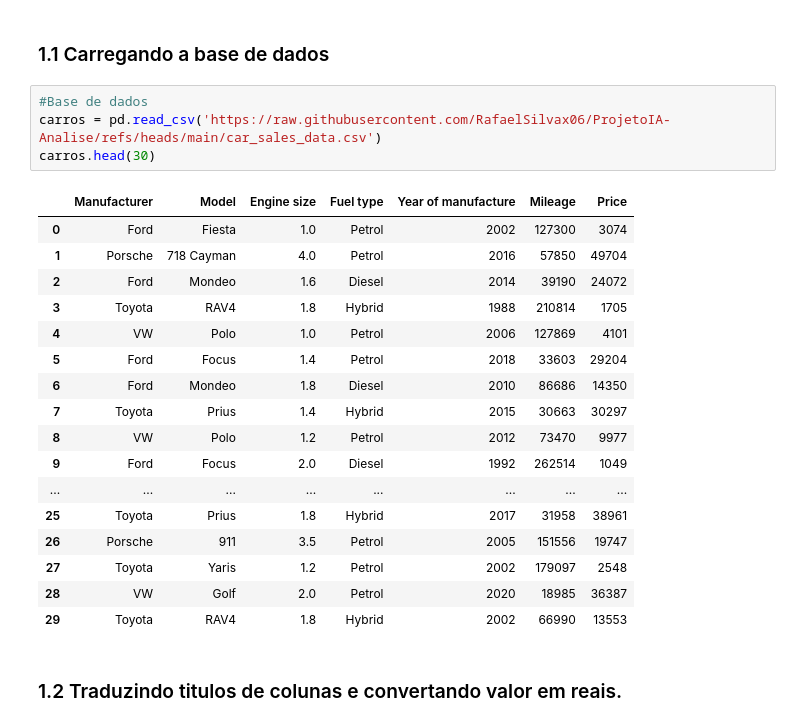
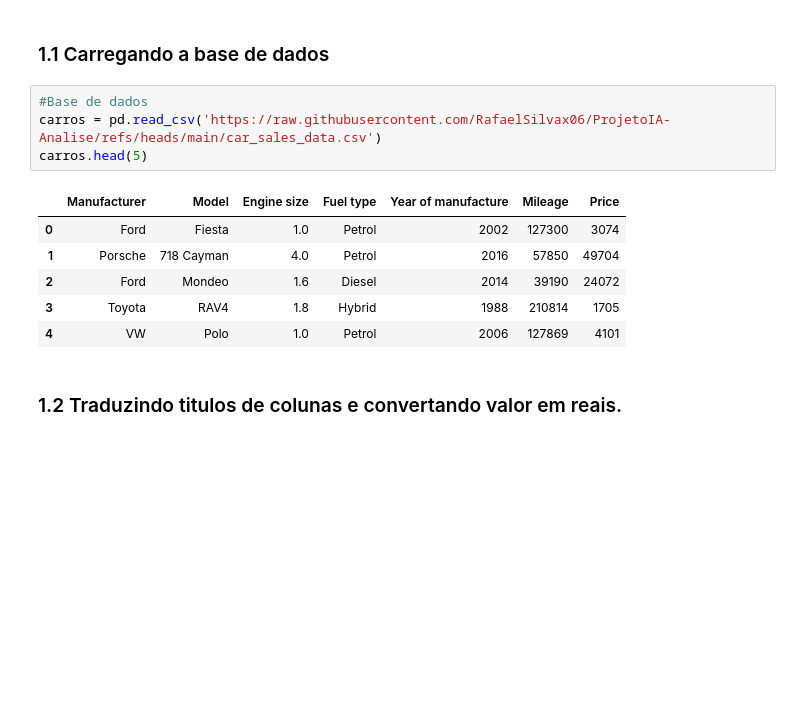
Before and after one commit to RafaelSilvax06/ProjetoIA_Carros, a Jupyter notebook: notebooks/1.Analise_exploratoria.ipynb, the cells around one changed output. Saved outputs shown, nothing was run; the diff lists cells and outputs as text; blank space fills up the shorter version.

```diff
--- a/notebooks/1.Analise_exploratoria.ipynb
+++ b/notebooks/1.Analise_exploratoria.ipynb
@@ -15,25 +13,14 @@ Matplotlib is building the font cache; this may take a moment.
 # %%
 #Base de dados
 carros = pd.read_csv('https://raw.githubusercontent.com/RafaelSilvax06/ProjetoIA-Analise/refs/heads/main/car_sales_data.csv')
-carros.head(30)
+carros.head(5)
 # %% [output]
 |  | Manufacturer | Model | Engine size | Fuel type | Year of manufacture | Mileage | Price |
 | 0 | Ford | Fiesta | 1.0 | Petrol | 2002 | 127300 | 3074 |
 | 1 | Porsche | 718 Cayman | 4.0 | Petrol | 2016 | 57850 | 49704 |
 | 2 | Ford | Mondeo | 1.6 | Diesel | 2014 | 39190 | 24072 |
 | 3 | Toyota | RAV4 | 1.8 | Hybrid | 1988 | 210814 | 1705 |
 | 4 | VW | Polo | 1.0 | Petrol | 2006 | 127869 | 4101 |
-| 5 | Ford | Focus | 1.4 | Petrol | 2018 | 33603 | 29204 |
-| 6 | Ford | Mondeo | 1.8 | Diesel | 2010 | 86686 | 14350 |
-| 7 | Toyota | Prius | 1.4 | Hybrid | 2015 | 30663 | 30297 |
-| 8 | VW | Polo | 1.2 | Petrol | 2012 | 73470 | 9977 |
-| 9 | Ford | Focus | 2.0 | Diesel | 1992 | 262514 | 1049 |
-| ... | ... | ... | ... | ... | ... | ... | ... |
-| 25 | Toyota | Prius | 1.8 | Hybrid | 2017 | 31958 | 38961 |
-| 26 | Porsche | 911 | 3.5 | Petrol | 2005 | 151556 | 19747 |
-| 27 | Toyota | Yaris | 1.2 | Petrol | 2002 | 179097 | 2548 |
-| 28 | VW | Golf | 2.0 | Petrol | 2020 | 18985 | 36387 |
-| 29 | Toyota | RAV4 | 1.8 | Hybrid | 2002 | 66990 | 13553 |
 # %% [markdown]
 ### 1.2 Traduzindo titulos de colunas e convertando valor em reais.
 # %%
```
Also changed, not shown: parts of 5 cells of this notebook.
